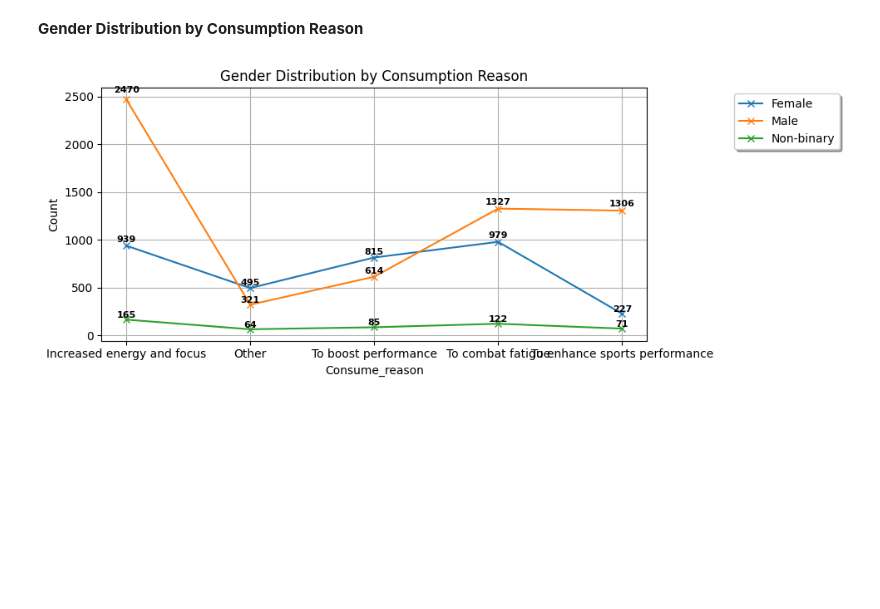
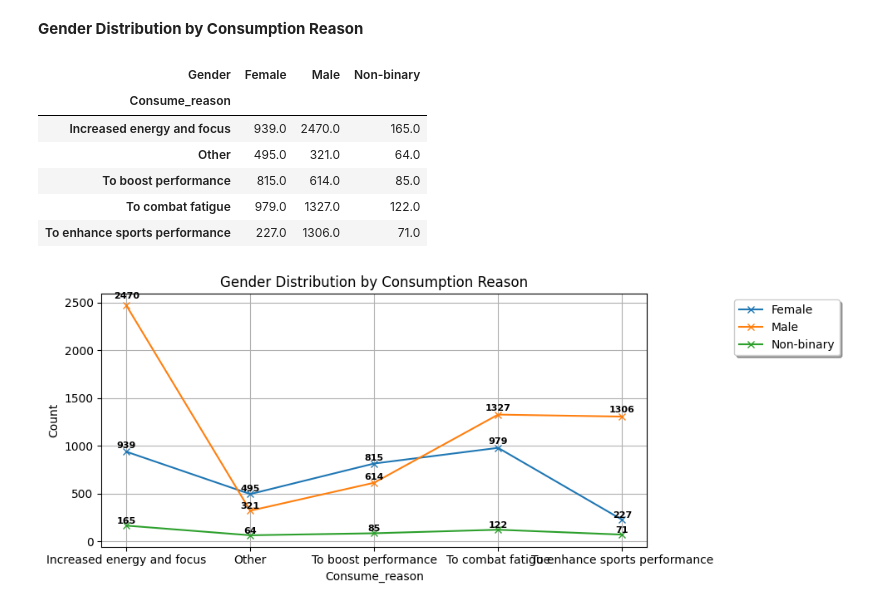
Before and after one commit to Udhay2898/Consumer-Behavior-and-Brand-Perception, a Jupyter notebook: Food_and_Beverage.ipynb, the cells around one changed output. Saved outputs shown, nothing was run; the diff lists cells and outputs as text; code cells hidden in the pictures; blank space fills up the shorter version.

```diff
--- a/Food_and_Beverage.ipynb
+++ b/Food_and_Beverage.ipynb
@@ -492,4 +506,18 @@ Major metropolitan areas like Bangalore, Hyderabad, and Mumbai dominate. **Tier
 **No Overlap:** There is no overlap between the tiers for any city, meaning each city is exclusively categorized as either Tier 1 or Tier 2. This clear distinction highlights different market dynamics and consumer behavior across these tiers.
 # %% [markdown]
 **Gender Distribution by Consumption Reason**
+# %%
+gender_df = df.groupby(['Gender','Consume_reason']).agg({'Name' : 'count'}).reset_index()
+
+gender_df = gender_df.pivot_table(index = 'Consume_reason',columns = 'Gender',values = 'Name',fill_value = 0)
+
+gender_df
+# %% [output]
+| Gender | Female | Male | Non-binary |
+| Consume_reason |  |  |  |
+| Increased energy and focus | 939.0 | 2470.0 | 165.0 |
+| Other | 495.0 | 321.0 | 64.0 |
+| To boost performance | 815.0 | 614.0 | 85.0 |
+| To combat fatigue | 979.0 | 1327.0 | 122.0 |
+| To enhance sports performance | 227.0 | 1306.0 | 71.0 |
 # %%
```
Also changed, not shown: parts of 12 cells of this notebook.
